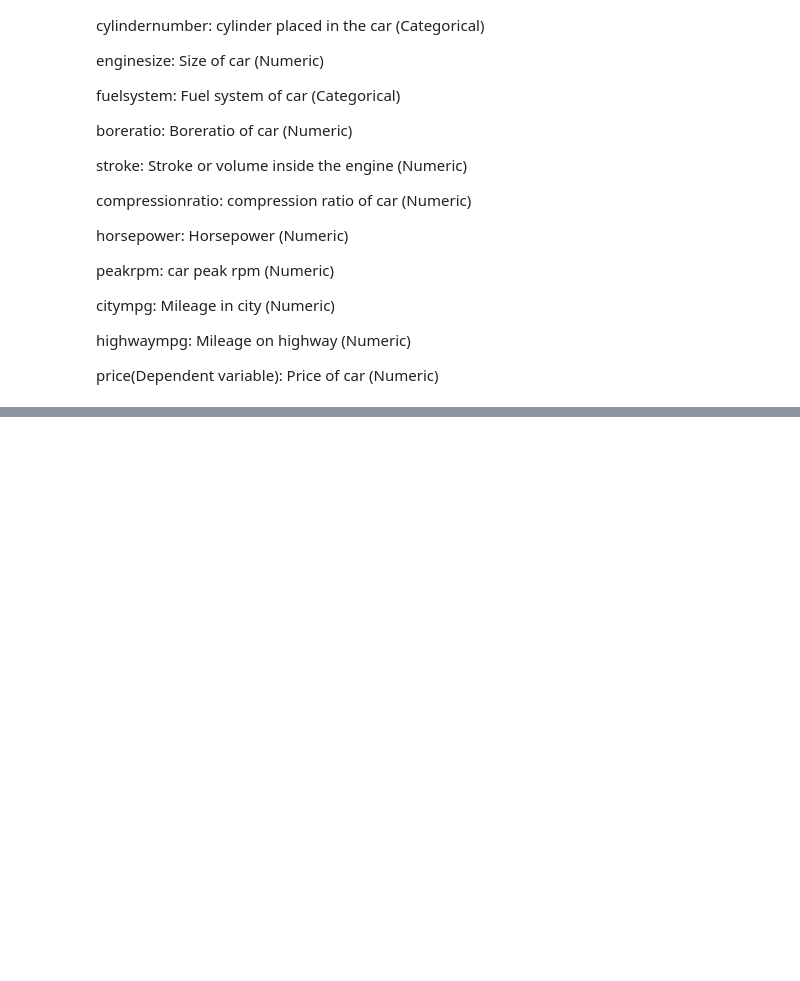
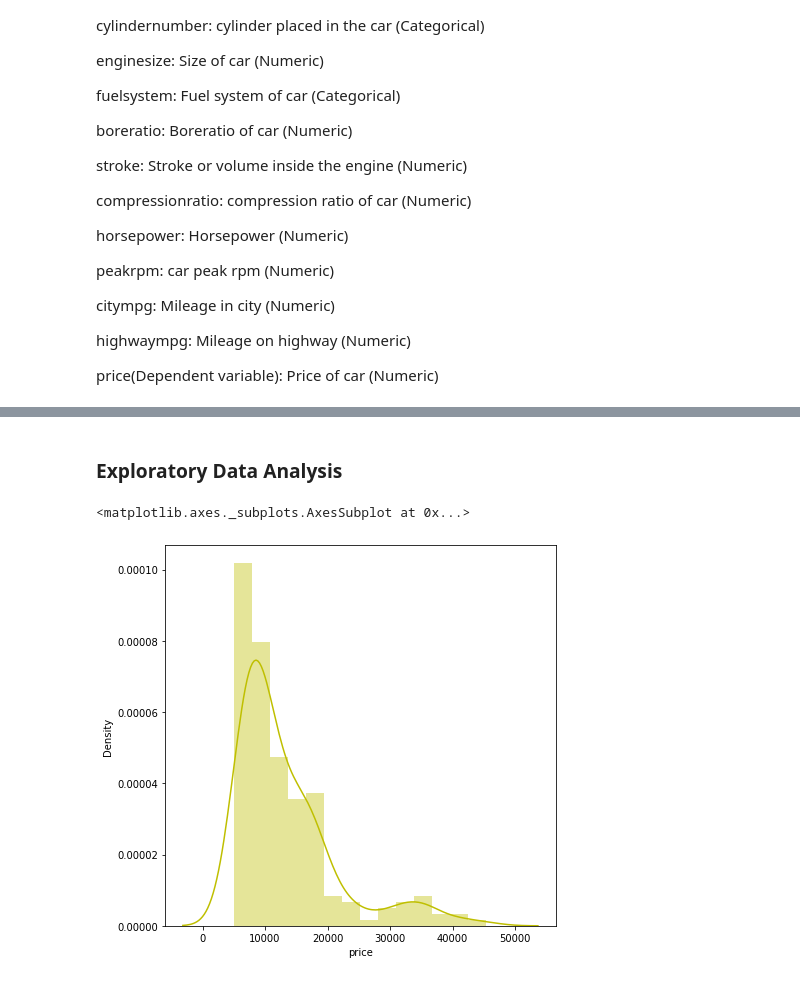
Before and after one commit to Ravinder-Kumar-M/Car_Price_Prediction, a Jupyter notebook: Guided_Project_Linear_Regression.ipynb, the cells around one changed output, grey strips where cells are left out. Cells and saved outputs as stored; diff of their text form; code cells hidden in the pictures; blank space fills up the shorter version.

```diff
--- a/Guided_Project_Linear_Regression.ipynb
+++ b/Guided_Project_Linear_Regression.ipynb
@@ -14,0 +37,3 @@ We are required to model the price of cars with the available independent variab
+# %%
+# Importing the dataset
+dataset = pd.read_csv('/content/drive/MyDrive/Alma Notes/Machine Learning/Supervised Learning/Linear Regression/Projects/Guided Project/CarPrice_project.csv')
@@ -327,0 +158,9 @@ numeric_df
+# %% [markdown]
+### Exploratory Data Analysis
+# %%
+# Dependent variable 'Price'
+plt.figure(figsize=(7,7))
+sns.distplot(dataset['price'],color="y")
+# %% [output]
+<matplotlib.axes._subplots.AxesSubplot at 0x...>
+[figure, added]
```
Also changed, not shown: parts of 103 cells of this notebook.
